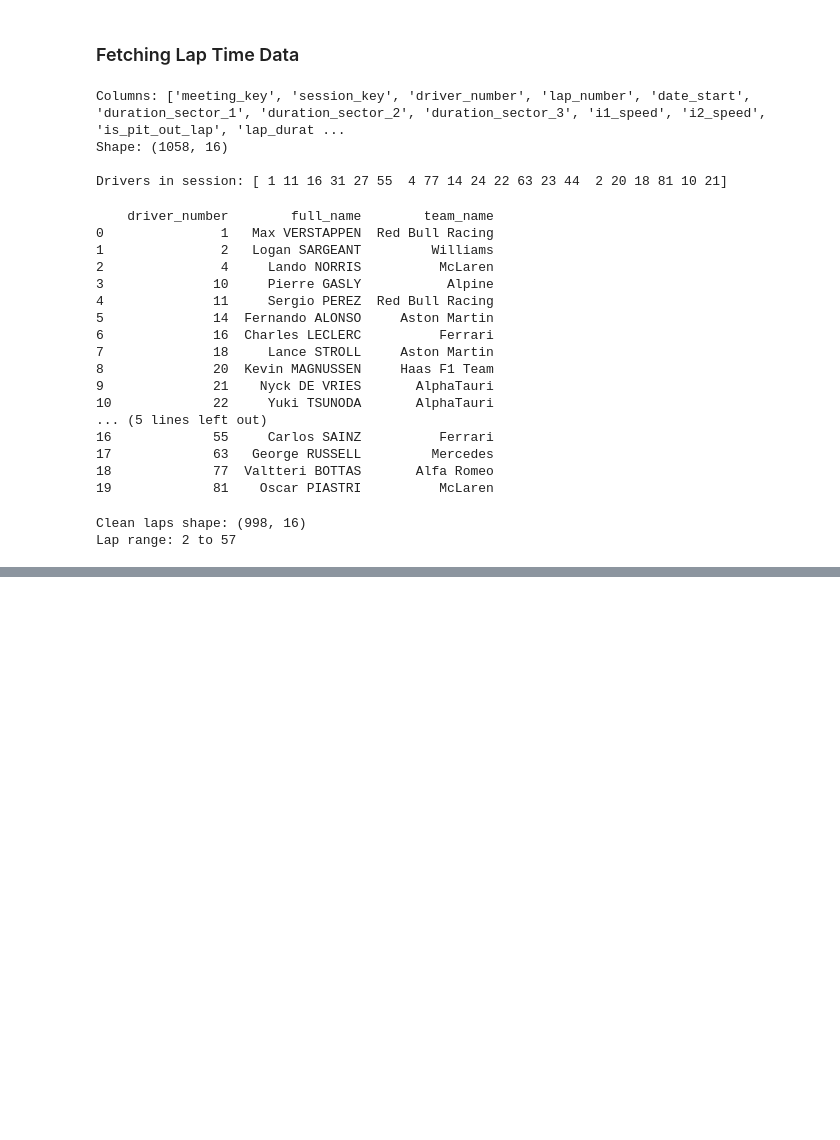
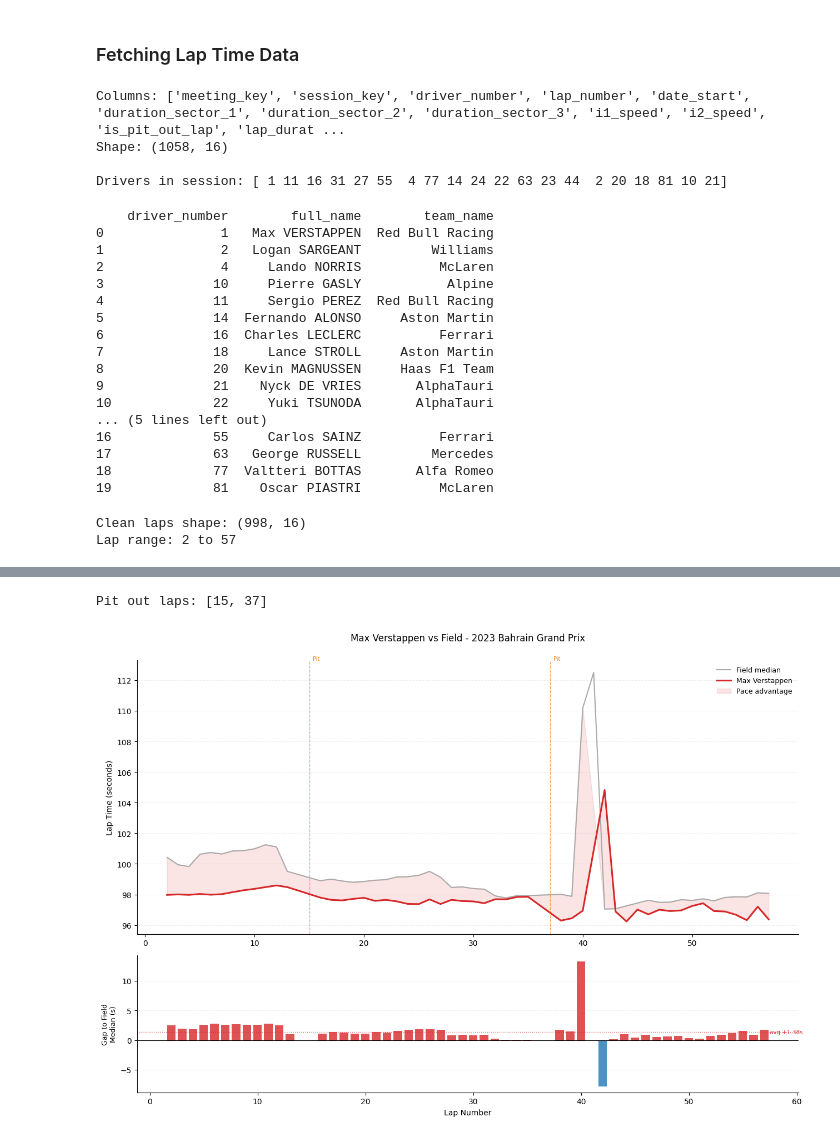
Before and after one commit to RichyJames/F1_RIchy_Odiase_Index, a Jupyter notebook: Notebooks/visualisation.ipynb, the cells around one changed output, grey strips where cells are left out. Drawn from its saved outputs; the diff is of its cells as text; code cells hidden in the pictures; blank space fills up the shorter version.

Commit message:
add Verstappen 2023 Bahrain GP lap time analysis with pit stop filtering

```diff
--- a/Notebooks/visualisation.ipynb
+++ b/Notebooks/visualisation.ipynb
@@ -516,0 +563,68 @@ Lap range: 2 to 57
+# %%
+ver_all = laps[laps['driver_number'] == VER_NUM].copy()
+ver_all = ver_all[ver_all['lap_number'] > 1]
+pit_laps = ver_all[ver_all['is_pit_out_lap'] == True]['lap_number'].tolist()
+print("Pit out laps:", pit_laps)
+# %% [output]
+Pit out laps: [15, 37]
+# %%
+fig, (ax1, ax2) = plt.subplots(2, 1, figsize=(13, 9),
+                                gridspec_kw={'height_ratios': [2, 1]})
+
+ax1.plot(field_avg['lap_number'], field_avg['field_median'],
+         color='#aaaaaa', linewidth=1.5,
+         label='Field median', zorder=2)
+
+ax1.plot(merged['lap_number'], merged['lap_duration'],
+         color='#d62728', linewidth=2.2,
+         label='Max Verstappen', zorder=3)
+
+ax1.fill_between(
+    merged['lap_number'],
+    merged['lap_duration'],
+    merged['field_median'],
+    alpha=0.12, color='#d62728',
+    label='Pace advantage'
+)
+
+for pit in pit_laps:
+    ax1.axvline(pit, color='#ff7f0e', linewidth=1,
+                linestyle='--', alpha=0.7)
+    ax1.text(pit + 0.3, ax1.get_ylim()[1] if ax1.get_ylim()[1] < 120 else 105,
+             'Pit', fontsize=7, color='#ff7f0e')
+
+ax1.set_ylabel('Lap Time (seconds)', fontsize=10)
+ax1.set_title(
+    'Max Verstappen vs Field - 2023 Bahrain Grand Prix\n',
+    fontsize=12, pad=10
+)
+ax1.spines['top'].set_visible(False)
+ax1.spines['right'].set_visible(False)
+ax1.grid(axis='y', alpha=0.2, linestyle='--')
+ax1.legend(fontsize=9, frameon=False)
+
+ax2.bar(merged['lap_number'], merged['gap_to_field'],
+        color=merged['gap_to_field'].apply(
+            lambda x: '#d62728' if x > 0 else '#1f77b4'),
+        width=0.8, alpha=0.8)
+
+ax2.axhline(0, color='black', linewidth=0.8)
+ax2.axhline(merged['gap_to_field'].mean(),
+            color='#d62728', linewidth=1,
+            linestyle=':', alpha=0.7)
+ax2.text(57.5, merged['gap_to_field'].mean(),
+         f"avg +{merged['gap_to_field'].mean():.2f}s",
+         fontsize=7.5, color='#d62728', va='center')
+
+ax2.set_xlabel('Lap Number', fontsize=10)
+ax2.set_ylabel('Gap to Field\nMedian (s)', fontsize=9)
+ax2.spines['top'].set_visible(False)
+ax2.spines['right'].set_visible(False)
+ax2.grid(axis='y', alpha=0.2, linestyle='--')
+
+plt.tight_layout()
+plt.savefig(OUTPUT_DIR / 'verstappen_2023_bahrain_lap_analysis.png',
+            dpi=200, bbox_inches='tight')
+plt.show()
+# %% [output]
+[figure, added]
```
Also changed, not shown: parts of 2 cells of this notebook.
